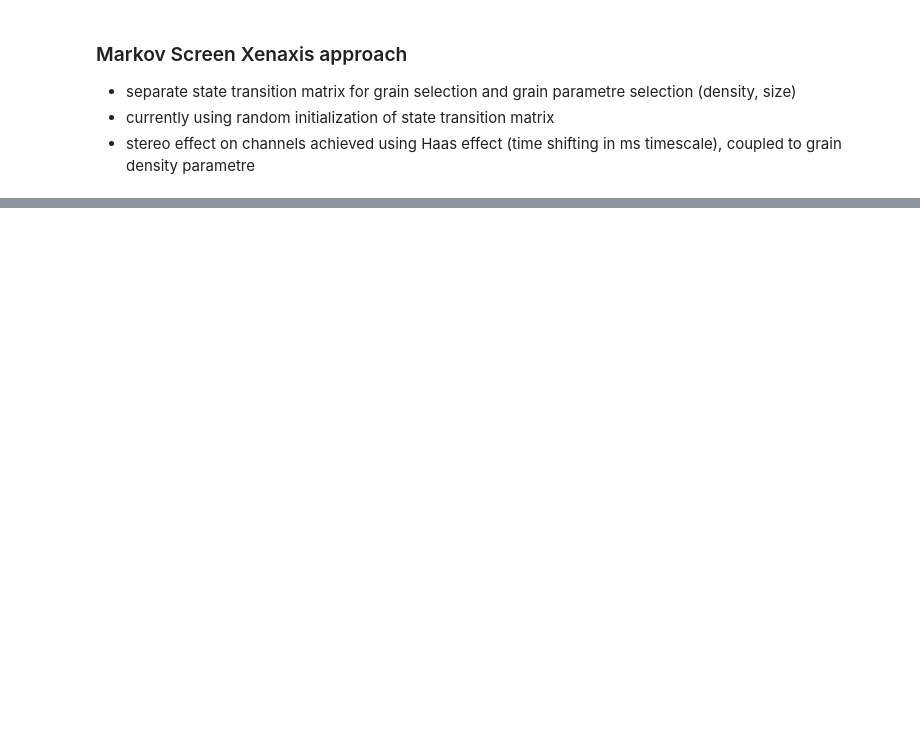
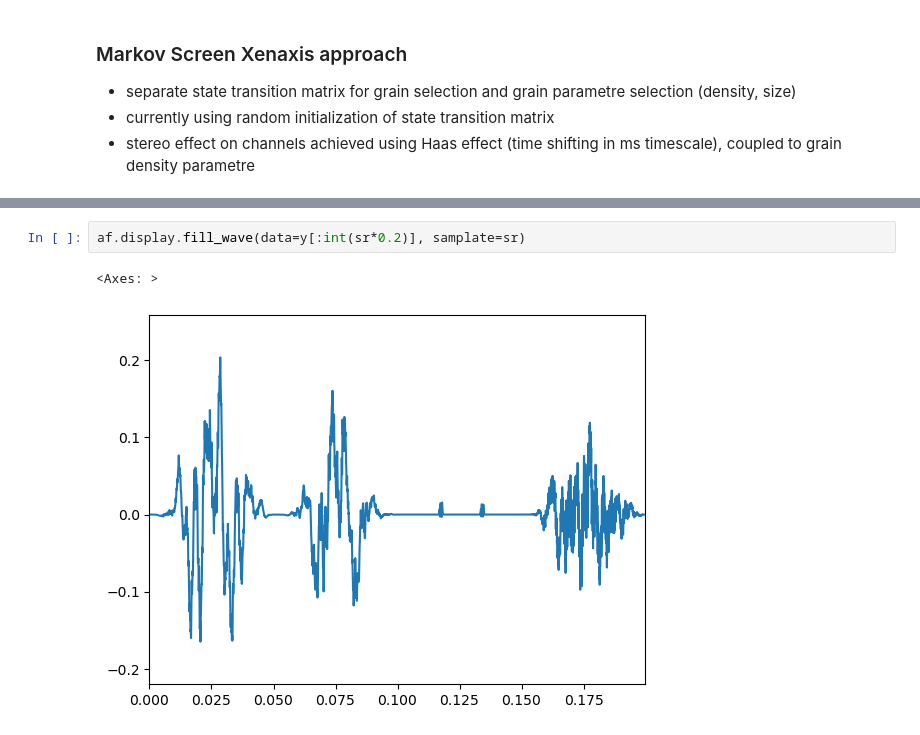
Before and after one commit to HippolyteLC/Foundmusic, a Jupyter notebook: src/grains/4_markov_gs.ipynb, the cells around one changed output, grey strips where cells are left out. Cells and saved outputs as stored; diff of their text form; blank space fills up the shorter version.

```diff
--- a/src/grains/4_markov_gs.ipynb
+++ b/src/grains/4_markov_gs.ipynb
@@ -477,0 +480,5 @@ sound_obj.input
+# %%
+af.display.fill_wave(data=y[:int(sr*0.2)], samplate=sr)
+# %% [output]
+<Axes: >
+[figure, added]
```
Also changed, not shown: parts of 17 cells of this notebook, 39 other files.
